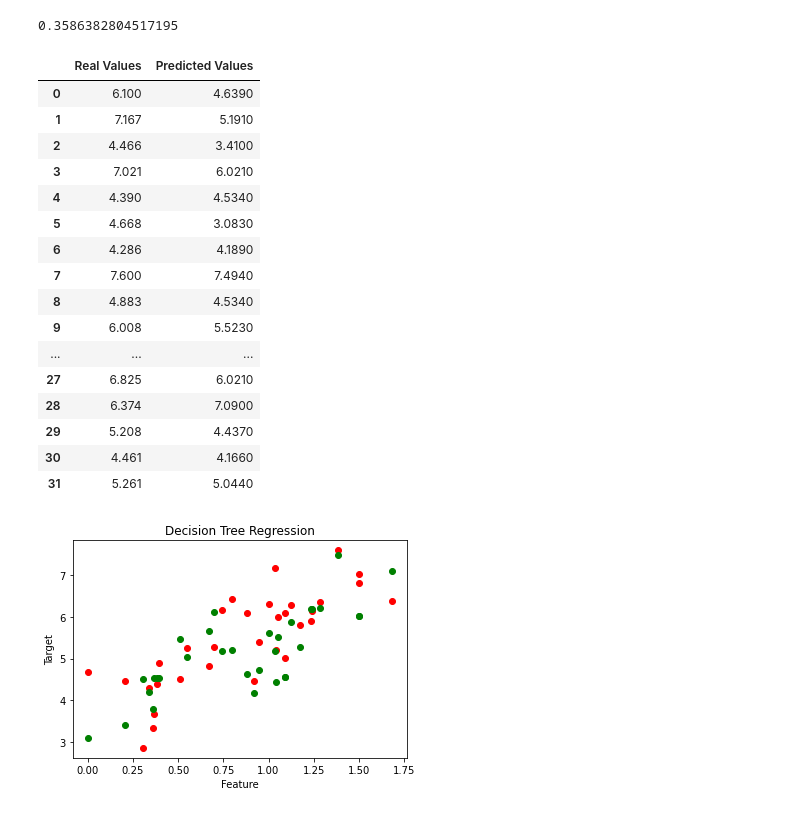
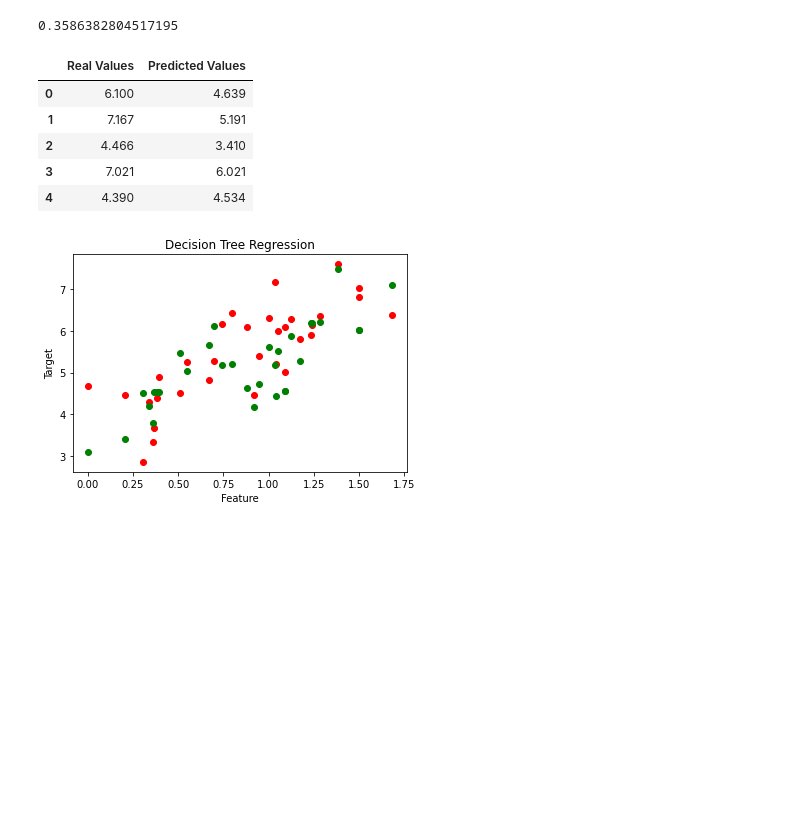
Before and after one commit to brigidolivia/Projeto2_CienciaDados, a Jupyter notebook: P2_Cdados.ipynb, the cells around one changed output. Drawn from its saved outputs; the diff is of its cells as text; code cells hidden in the pictures; blank space fills up the shorter version.

```diff
--- a/P2_Cdados.ipynb
+++ b/P2_Cdados.ipynb
@@ -333,25 +401,14 @@ regressor.score(X_test.reshape(-1,1), y_test)
 0.3586382804517195
 # %%
 df = pd.DataFrame({'Real Values':y_test.reshape(-1), 'Predicted Values':y_pred.reshape(-1)})
-df
+df.head()
 # %% [output]
 |  | Real Values | Predicted Values |
-| 0 | 6.100 | 4.6390 |
-| 1 | 7.167 | 5.1910 |
-| 2 | 4.466 | 3.4100 |
-| 3 | 7.021 | 6.0210 |
-| 4 | 4.390 | 4.5340 |
-| 5 | 4.668 | 3.0830 |
-| 6 | 4.286 | 4.1890 |
-| 7 | 7.600 | 7.4940 |
-| 8 | 4.883 | 4.5340 |
-| 9 | 6.008 | 5.5230 |
-| ... | ... | ... |
-| 27 | 6.825 | 6.0210 |
-| 28 | 6.374 | 7.0900 |
-| 29 | 5.208 | 4.4370 |
-| 30 | 4.461 | 4.1660 |
-| 31 | 5.261 | 5.0440 |
+| 0 | 6.100 | 4.639 |
+| 1 | 7.167 | 5.191 |
+| 2 | 4.466 | 3.410 |
+| 3 | 7.021 | 6.021 |
+| 4 | 4.390 | 4.534 |
 # %%
 # Visualising the Decision Tree Regression Results
 X_grid = np.arange(min(X), max(X), 0.01)
```
Also changed, not shown: parts of 12 cells of this notebook.
